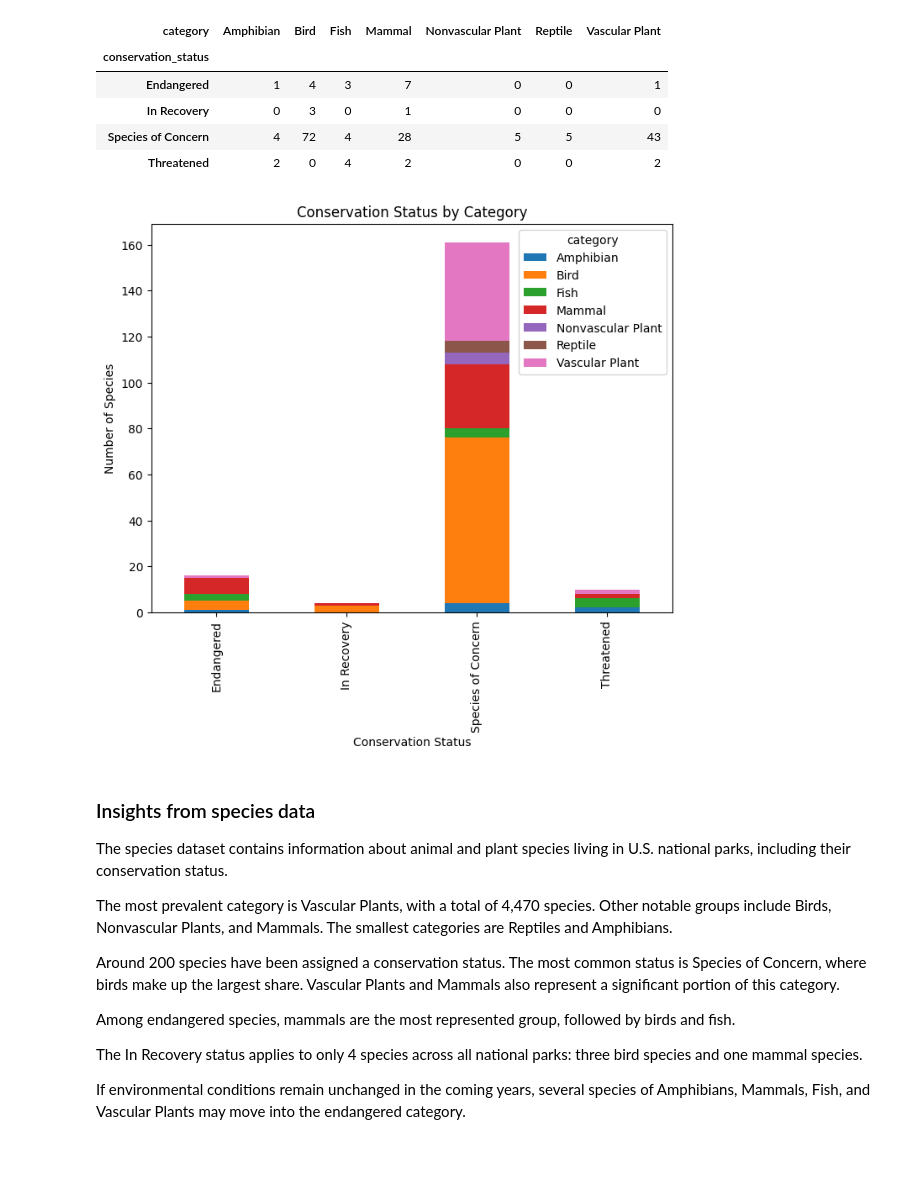
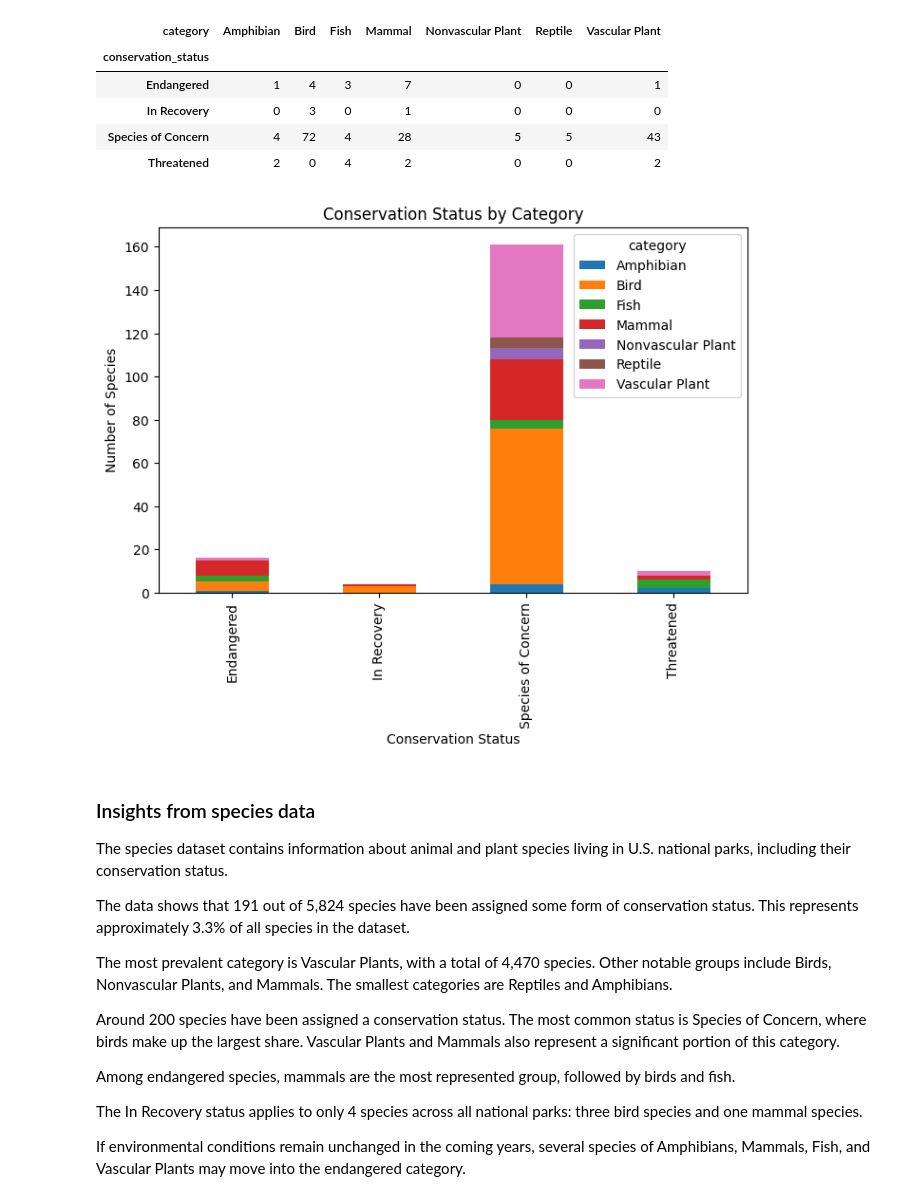
Before and after one commit to 7086600/biodiversity_project, a Jupyter notebook: biodiversity.ipynb, the cells around one changed output. Saved outputs shown, nothing was run; the diff lists cells and outputs as text; code cells hidden in the pictures; blank space fills up the shorter version.

```diff
--- a/biodiversity.ipynb
+++ b/biodiversity.ipynb
@@ -160,17 +165,19 @@ conservationCategory
 | Threatened | 2 | 0 | 4 | 2 | 0 | 0 | 2 |
 # %%
 # creating stacked bar plot for conservation status by category
-conservationCategory.plot(kind='bar', stacked=True, figsize=(8, 6))
+conservationCategory.plot(kind='bar', stacked=True, figsize=(8, 5))
 plt.title('Conservation Status by Category')
 plt.xlabel('Conservation Status')
 plt.ylabel('Number of Species')
 plt.show()
 # %% [output]
-[figure, old version]
+[figure, new version]
 # %% [markdown]
 ### Insights from species data
 
 The species dataset contains information about animal and plant species living in U.S. national parks, including their conservation status.
+
+The data shows that 191 out of 5,824 species have been assigned some form of conservation status. This represents approximately 3.3% of all species in the dataset.
 
 The most prevalent category is Vascular Plants, with a total of 4,470 species. Other notable groups include Birds, Nonvascular Plants, and Mammals. The smallest categories are Reptiles and Amphibians.
 
```
Also changed, not shown: parts of 2 cells of this notebook.
